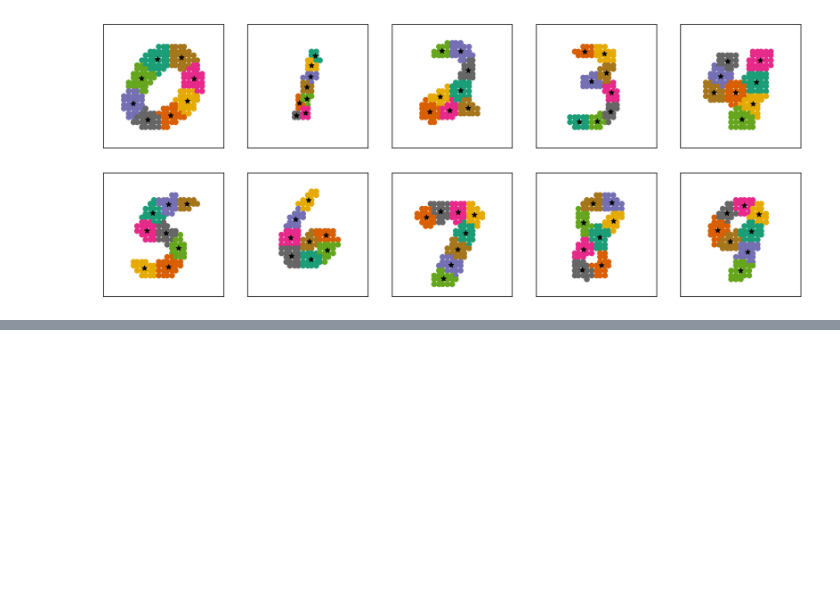
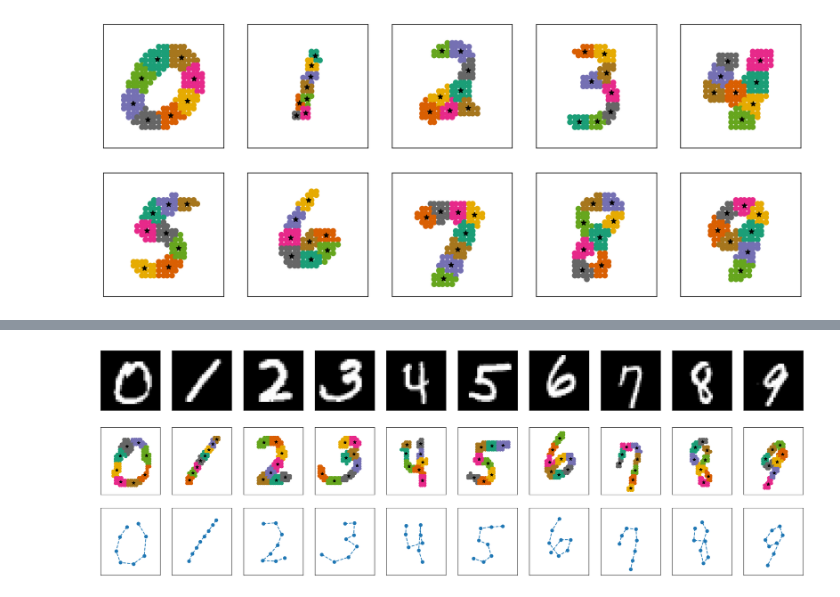
Before and after one commit to abpaudel/pen-digits-classification, a Jupyter notebook: Feature Extraction from MNIST.ipynb, the cells around one changed output, grey strips where cells are left out. Drawn from its saved outputs; the diff is of its cells as text; code cells hidden in the pictures; blank space fills up the shorter version.

```diff
--- a/Feature Extraction from MNIST.ipynb
+++ b/Feature Extraction from MNIST.ipynb
@@ -263,0 +256,15 @@ plt.yticks([])
+# %%
+np.random.seed(18) #3,5,7,10,18*
+samples = {i:allmnist_l[allmnist_l==i].sample(1, replace=False).index for i in range(10)}
+plt.figure(figsize=(24,8))
+for j in range(10):
+    indx = samples[j][0]
+    plt.subplot2grid((3,10),(0, j))
+    plot_mnist(allmnist_f.iloc[indx].values)
+    pts, kms, xys = feature_extractor(allmnist_f.iloc[indx].values, allmnist_l[indx], thld_sc=1, return_clusters=True)
+    plt.subplot2grid((3,10),(1, j))
+    plot_clusters(kms, xys)
+    plt.subplot2grid((3,10),(2, j))
+    plot_exfeatures(pts)
+# %% [output]
+[figure, added]
```
Also changed, not shown: parts of 18 cells of this notebook.
